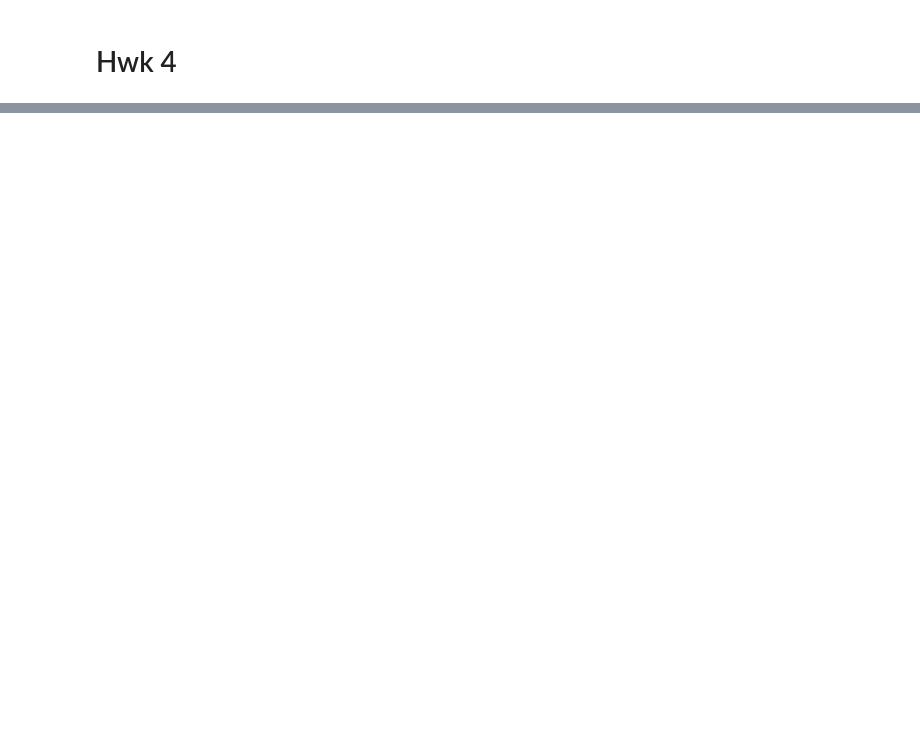
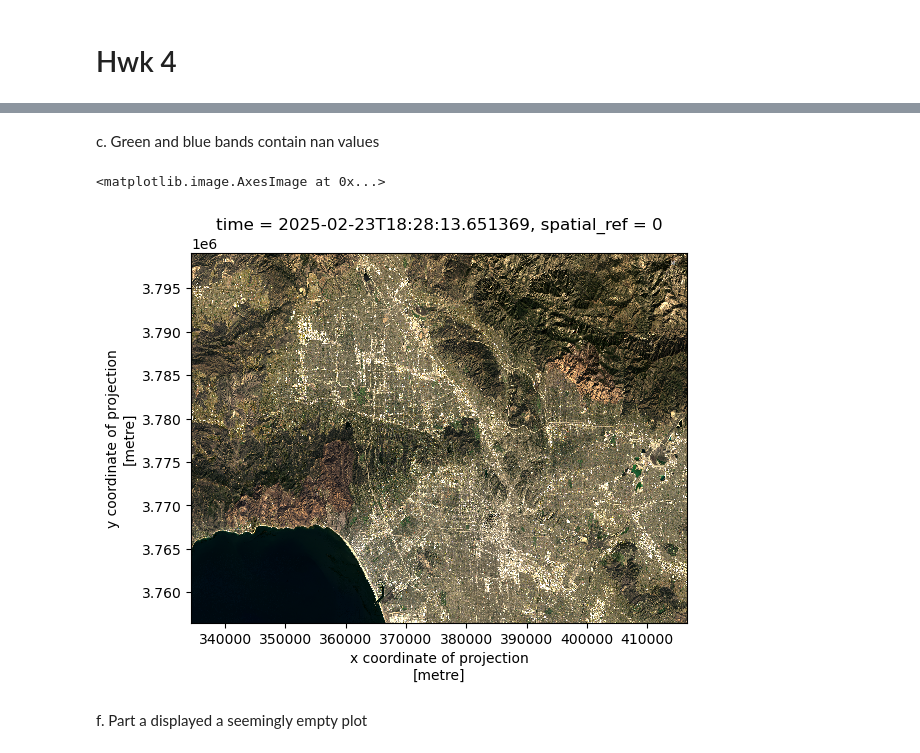
Before and after one commit to sarah-busby/eds220-hwk4, a Jupyter notebook: hwk4-task2-false-color-Busby.ipynb, the cells around one changed output, grey strips where cells are left out. Saved outputs shown, nothing was run; the diff lists cells and outputs as text; code cells hidden in the pictures; blank space fills up the shorter version.

```diff
--- a/hwk4-task2-false-color-Busby.ipynb
+++ b/hwk4-task2-false-color-Busby.ipynb
@@ -33,0 +91,14 @@ ValueError: Dataset.plot cannot be called directly. Use an explicit plot method,
+# %% [markdown]
+c. Green and blue bands contain nan values
+# %%
+# d. Replace nan values with 0
+landsat[['green', 'blue']] = landsat[['green', 'blue']].fillna(0)
+assert ~landsat[['green', 'blue']].isnull().any()
+# %%
+# e. Plot true color image
+landsat[['red', 'green', 'blue']].to_dataarray().plot.imshow(robust=True)
+# %% [output]
+<matplotlib.image.AxesImage at 0x...>
+[figure, added]
+# %% [markdown]
+f. Part a displayed a seemingly empty plot
```
Also changed, not shown: parts of 17 cells of this notebook.
